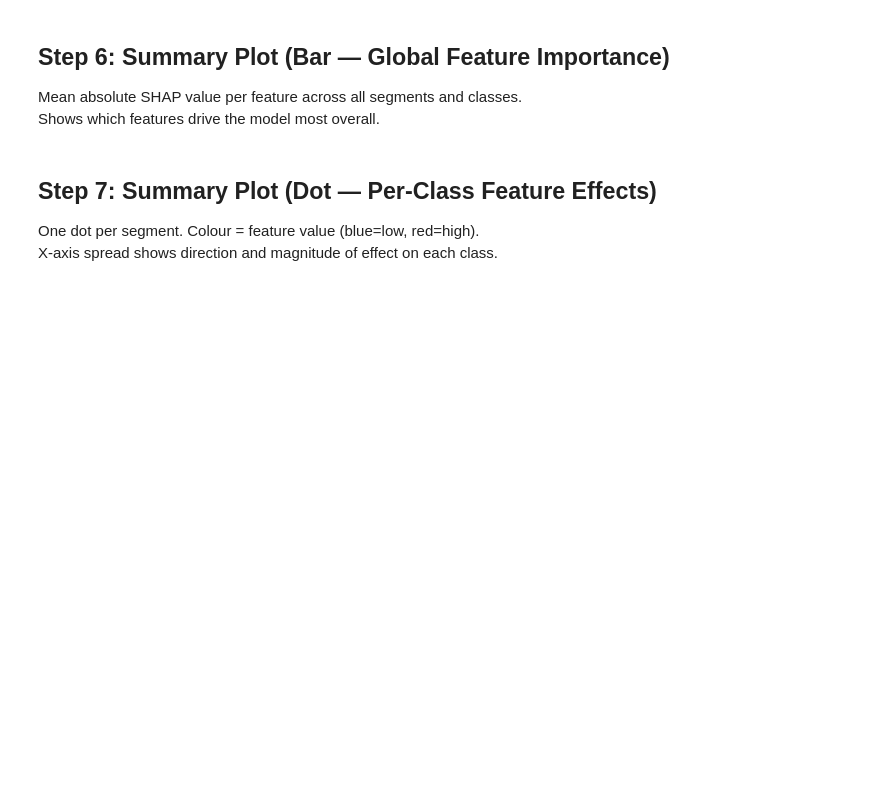
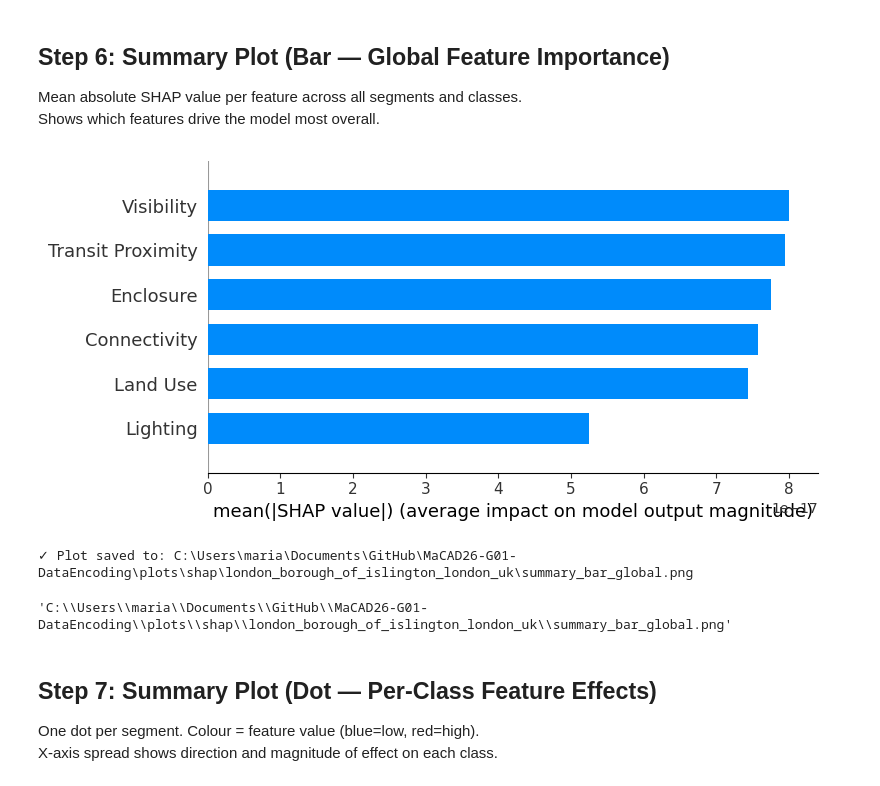
Before and after one commit to modnas-m/MaCAD26-G01-DataEncoding, a Jupyter notebook: notebooks/07_SHAP.ipynb, the cells around one changed output. Drawn from its saved outputs; the diff is of its cells as text; code cells hidden in the pictures; blank space fills up the shorter version.

```diff
--- a/notebooks/07_SHAP.ipynb
+++ b/notebooks/07_SHAP.ipynb
@@ -241,14 +258,19 @@ Shows which features drive the model most overall.
 # %%
 # shap.summary_plot expects (n_samples, n_features) — average across classes
 shap_mean = shap_values.values.mean(axis=2)  # (n_samples, n_features)
 
 shap.summary_plot(
     shap_mean,
     X_df,
     plot_type='bar',
     show=True
 )
 plt.title(f'Global Feature Importance — {PLACE}', pad=12)
+save_plot('summary_bar_global.png')
+# %% [output]
+[figure, added]
+✓ Plot saved to: C:\Users\maria\Documents\GitHub\MaCAD26-G01-DataEncoding\plots\shap\london_borough_of_islington_london_uk\summary_bar_global.png
+'C:\\Users\\maria\\Documents\\GitHub\\MaCAD26-G01-DataEncoding\\plots\\shap\\london_borough_of_islington_london_uk\\summary_bar_global.png'
 # %% [markdown]
 ## Step 7: Summary Plot (Dot — Per-Class Feature Effects)
 
```
Also changed, not shown: parts of 8 cells of this notebook, 11 other files.
